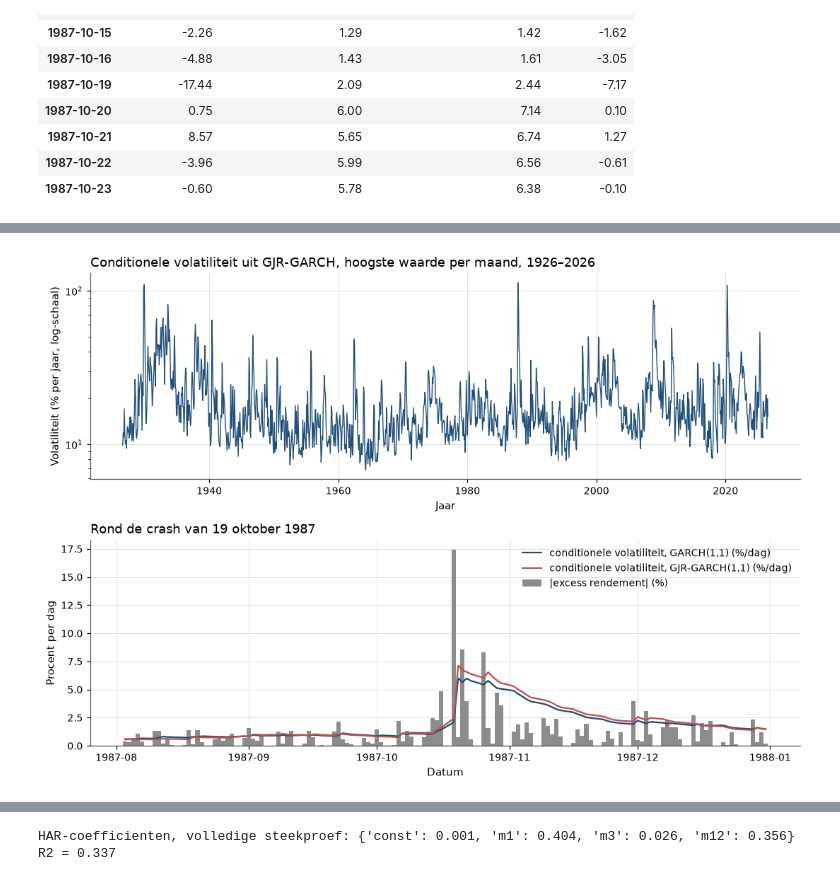
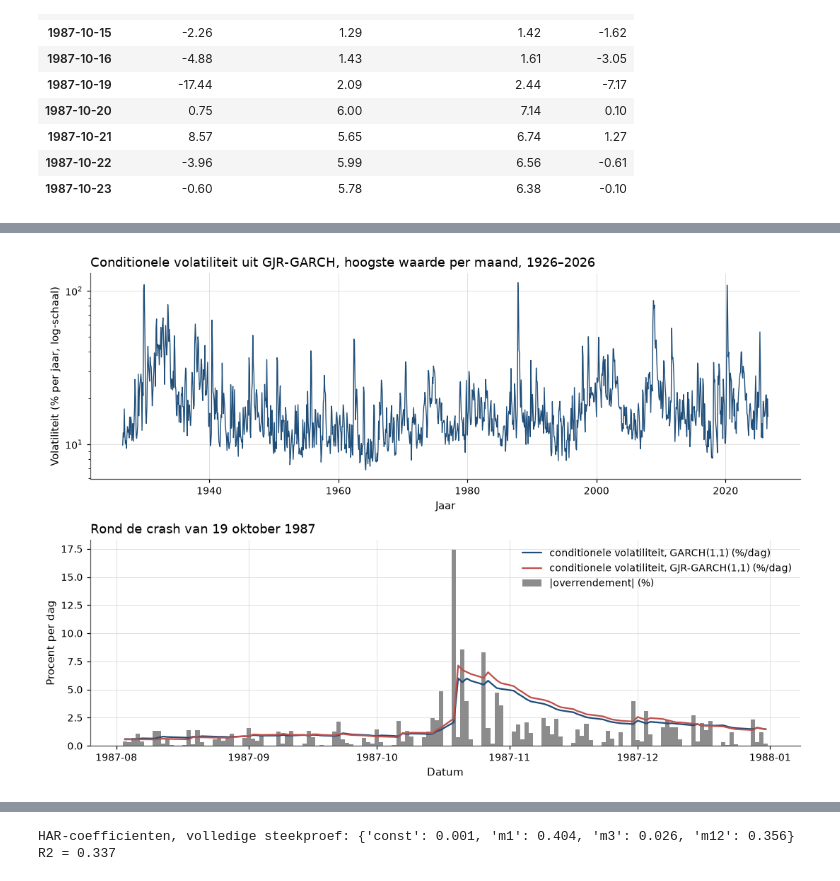
Before and after one commit to MaartenN14/history-asset-pricing, a Jupyter notebook: lectures/04_21_volatiliteit.ipynb, the cells around one changed output, grey strips where cells are left out. Drawn from its saved outputs; the diff is of its cells as text; code cells hidden in the pictures.

```diff
--- a/lectures/04_21_volatiliteit.ipynb
+++ b/lectures/04_21_volatiliteit.ipynb
@@ -775,9 +776,9 @@ def wls_slope(y, x):
     return slope, slope / se
 
 
-horizons = (25, 50, 73, 100, 150)
+sample_lengths = (25, 50, 73, 100, 150)
 gamma_hat, rows = {}, []
-for years in horizons:
+for years in sample_lengths:
     for name, V in V_sim.items():
         slope, tval = wls_slope(R_sim[: 12 * years], V[: 12 * years])
         gamma_hat[(years, name)] = slope
@@ -810,7 +815,7 @@ axes[0].set_ylabel("Aantal steekproeven")
 axes[0].legend()
 power = sim_table["fractie t > 1.96"].unstack()
 for name in V_sim:
-    axes[1].plot(horizons, power[name].loc[list(horizons)], marker="o", label=name)
+    axes[1].plot(sample_lengths, power[name].loc[list(sample_lengths)], marker="o", label=name)
 axes[1].set_title("(b) Kans op een significante gamma")
 axes[1].set_xlabel("Lengte van de steekproef (jaren)")
 axes[1].set_ylabel("Fractie met t > 1,96")
@@ -927,27 +953,27 @@ hoogste conditionele volatiliteit: {'GARCH(1,1)': '6.49% op 1929-11-07', 'GJR-GA
 # %%
 gjr_vol = fits["GJR-GARCH(1,1)"].conditional_volatility * np.sqrt(252)
 monthly_max = gjr_vol.resample("ME").max()
 zoom = slice("1987-08-01", "1987-12-31")
 
 fig, axes = plt.subplots(2, 1, figsize=(10, 7))
 axes[0].plot(monthly_max.index, monthly_max, lw=0.9)
 axes[0].set_yscale("log")
 axes[0].set_title("Conditionele volatiliteit uit GJR-GARCH, hoogste waarde per maand, 1926–2026")
 axes[0].set_xlabel("Jaar")
 axes[0].set_ylabel("Volatiliteit (% per jaar, log-schaal)")
 axes[1].bar(excess_pct.loc[zoom].index, excess_pct.loc[zoom].abs(), width=1.0,
-            color=hap.plotting.COLORS[7], label="|excess rendement| (%)")
+            color=hap.plotting.COLORS[7], label="|overrendement| (%)")
 for name, res in fits.items():
     axes[1].plot(res.conditional_volatility.loc[zoom].index, res.conditional_volatility.loc[zoom],
                  lw=1.5, label=f"conditionele volatiliteit, {name} (%/dag)")
 axes[1].set_title("Rond de crash van 19 oktober 1987")
 axes[1].set_xlabel("Datum")
 axes[1].set_ylabel("Procent per dag")
 axes[1].legend()
 fig.tight_layout()
 plt.show()
 # %% [output]
-[figure, old version]
+[figure, new version]
 # %% [markdown]
 :::{figure} #cel-volatiliteit-garch-markt
 :label: fig-volatiliteit-garch-markt
```
Also changed, not shown: parts of 34 cells of this notebook, 5 other files.
